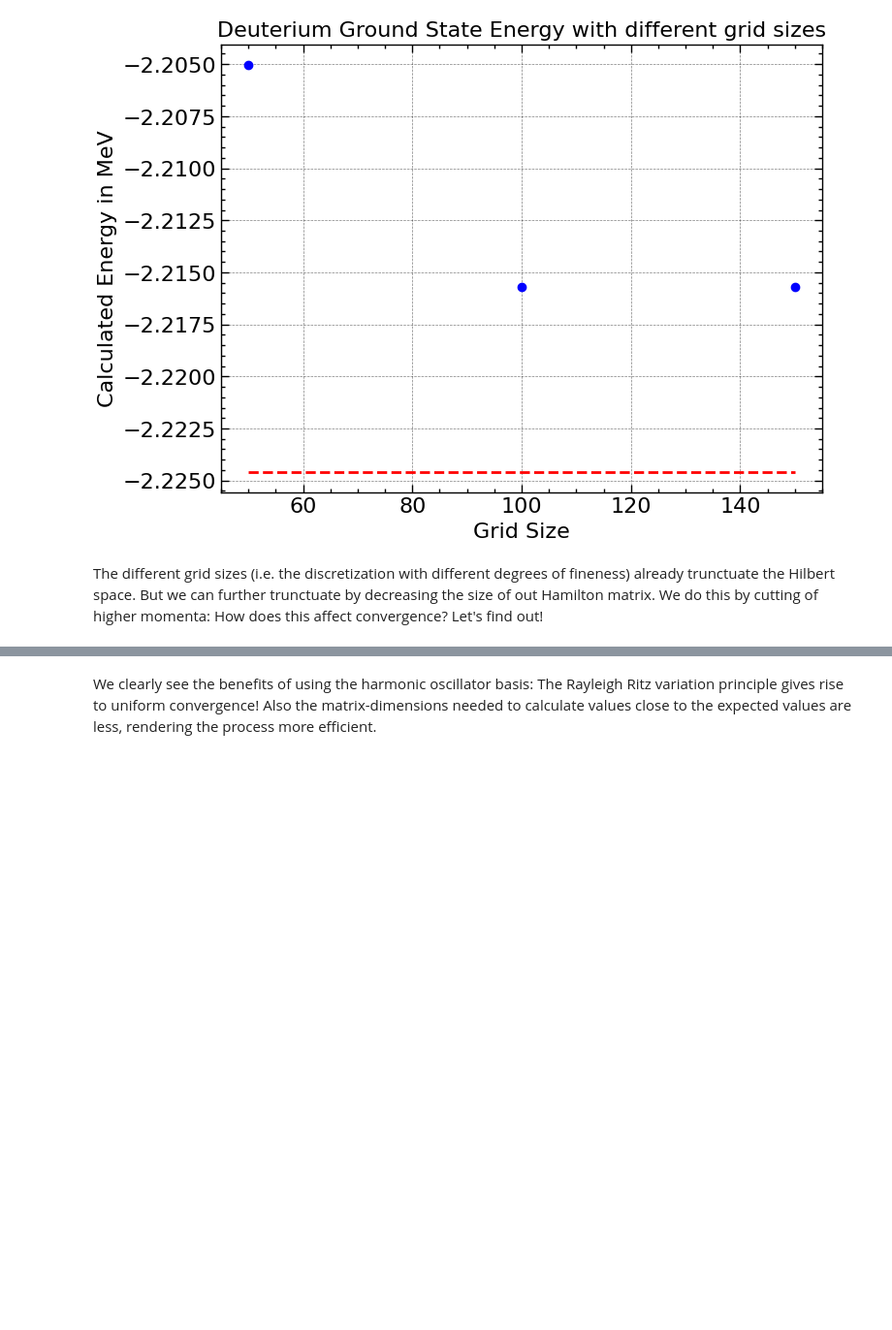
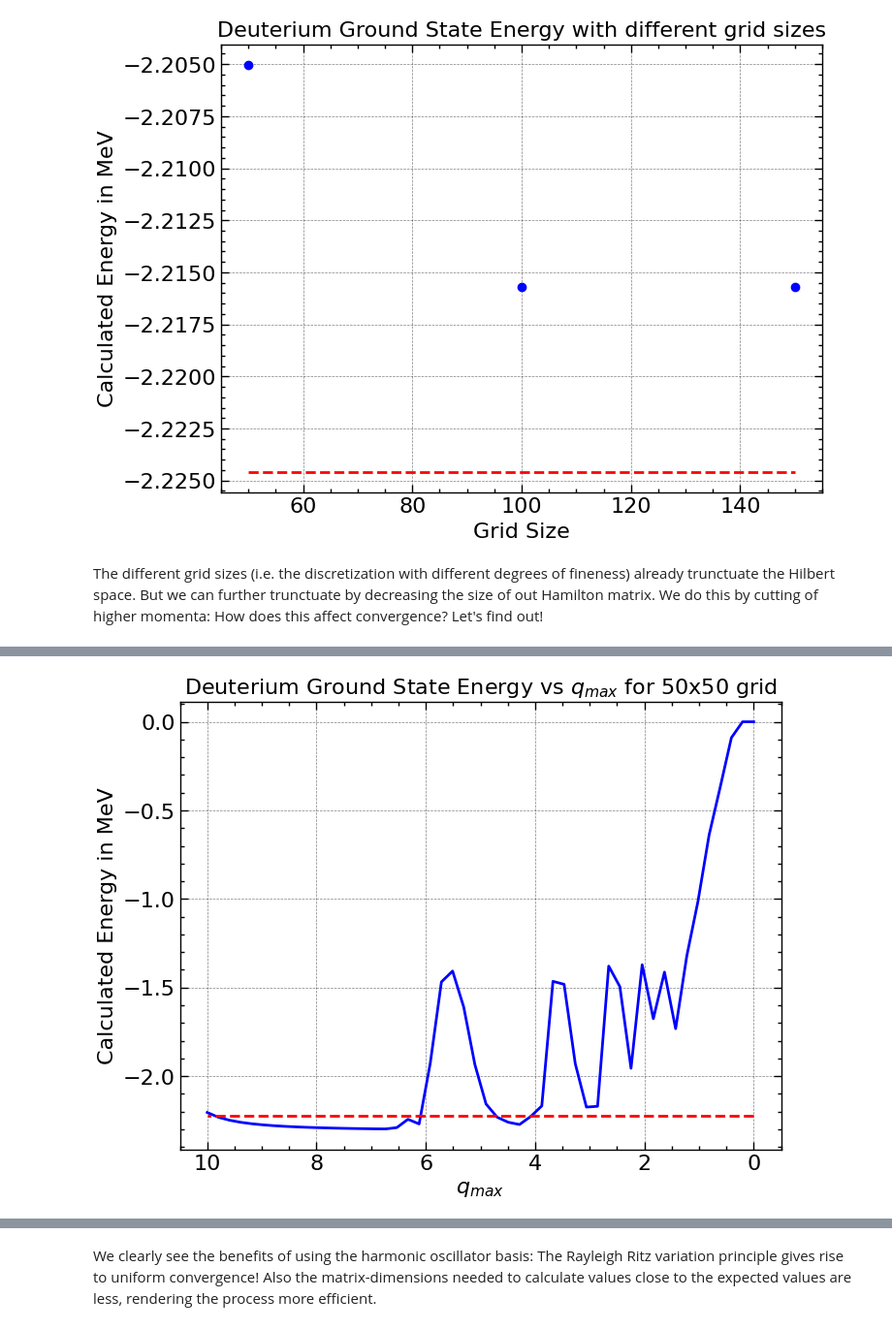
Before and after one commit to elanikum/comp_nuclear_structure_physics2025, a Jupyter notebook: deuteron_gs.ipynb, the cells around one changed output, grey strips where cells are left out. Shown at 97% size. Cells and saved outputs as stored; diff of their text form; code cells hidden in the pictures; blank space fills up the shorter version.

```diff
--- a/deuteron_gs.ipynb
+++ b/deuteron_gs.ipynb
@@ -780,3 +794,87 @@ The new trunctuations we introduced give rise to a very different convergence be
+# %%
+def create_hamiltonian_momentum_q_res(grid_files_arr, grid_size, q_cut_offs, plotting = None):
+    """Creates the Hamiltonian matrix for the relative momentum space, according to prior theoretical considerations.
+
+    Args:
+        grid_files_arr (array of panda dataframes): array containing 4 dataframes where each dataframe represents a submatrix of the Hamiltonian matrix
+        grid_size (integer): denotes the grid size used to create the data to be used in the Hamiltonian matrix. This is not the size of the Hamiltonian matrix!
+        plotting (boolean, optional): If true the potential matrix, the kinetic energy matrix and the final matrix are plotted. Defaults to None.
+
+    Returns:
+        _type_: The Hamiltonian matrix for the relative momentum space.
+    """
+    # Create the potential energy matrix as a block matrix from the submatrices
+    v_NN = np.block([[grid_files_arr[0], grid_files_arr[1]], [grid_files_arr[2], grid_files_arr[3]]]).astype(float)
+
+    t_rel = np.eye(v_NN.shape[0])
+
+    if grid_size == 50:
+        del_q = 0.2
+    elif grid_size == 100:
+        del_q = 0.1
+    elif grid_size == 150:
+        del_q = 0.06666666666666667
+    else:
+        raise ValueError("Invalid grid size")
+
+    trunc = grid_size - grid_files_arr[0].shape[0] + 1
+    q = np.arange(0, 10 - del_q*trunc + del_q - del_q*q_cut_offs, del_q)
+
+    # Modify the potential energy matrix and kinetic energy matrix according to the theoretical considerations
+    for i in range(v_NN.shape[0]):
+        for j in range(v_NN.shape[1]):
+            if i != j:
+                v_NN[i][j] = v_NN[i][j] * del_q * q[j % len(q)] * q[j % len(q)]
+            if i == j:
+                t_rel[i][i] = (t_rel[i][i] * q[i % len(q)]**2) * ((197.327)**2/(1*938.272))
+                v_NN[i][j] = v_NN[i][j] * del_q * q[j % len(q)] * q[j % len(q)]
+
+    # Plot the matrices if plotting is set to True
+    if plotting:
+
+        # Plot the potential energy matrix (discrete integrand)
+        plt.imshow(v_NN)
+        plt.colorbar(label = "Energy in MeV")
+        plt.title("Nuclear Potential - Integrand Matrix")
+        plt.show()
+
+        # Plot the kinetic energy matrix
+        plt.imshow(t_rel)
+        plt.colorbar(label = "Energy in MeV")
+        plt.title("Kinetic Energy Matrix")
+        plt.show()
+
+    return v_NN + t_rel
+
+def solve_eigensystem_momentum_q_res(grid_files_arr, grid_size, q_cut_offs, plotting = None):
+    """Solves the eigensystem of the Hamiltonian matrix for the relative momentum space. Creates the Hamiltonian matrix using the create_hamiltonian_momentum function.
+
+    Args:
+        grid_files_arr (array): array containing 4 dataframes where each dataframe represents a submatrix of the Hamiltonian matrix
+        grid_size (integer): denotes the grid size used to create the data to be used in the Hamiltonian matrix. This is not the size of the Hamiltonian matrix!
+        plotting (boolean, optional): Plots matrices if set to true. Defaults to None.
+
+    Returns:
+        float: The lowest eigenvalue of the Hamiltonian matrix corresponding to the calculated ground state energy.
+    """
+    H = create_hamiltonian_momentum_q_res(grid_files_arr, grid_size, q_cut_offs, plotting)
+
+    w, v = np.linalg.eig(H)
+
+    w = np.sort(w)
+
+    return w[0]
+
+plt.plot(np.linspace(10, 0, 50), [solve_eigensystem_momentum_q_res(grid050, 50, i, plotting = False) for i in range(50)], color="b", label = "Calculated Energy")
+plt.gca().invert_xaxis()
+
+plt.title("Deuterium Ground State Energy vs $q_{max}$ for 50x50 grid")
+plt.xlabel("$q_{max}$")
+plt.ylabel("Calculated Energy in MeV")
+plt.hlines(-2.224575, 0, 10, colors = "r", linestyles = "dashed", label = "Experimental Value")
+plt.show()
+# %% [output]
+[figure, added]
 # %%
 # We will now investigate the convergence of the ground state energy by comparing the calculated ground state energy based on the dimension of the Hamilton matrix.
 # We will use the chi2bM3A potential for both the momentum and the harmonic oscillator basis. We will use hw=10 for the harmonic oscillator basis and a 100x100 grid for the momentum basis.
```
Also changed, not shown: parts of 15 cells of this notebook.
